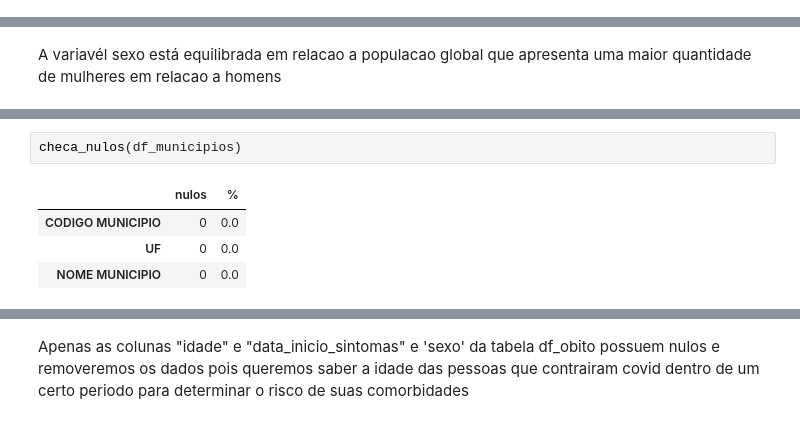
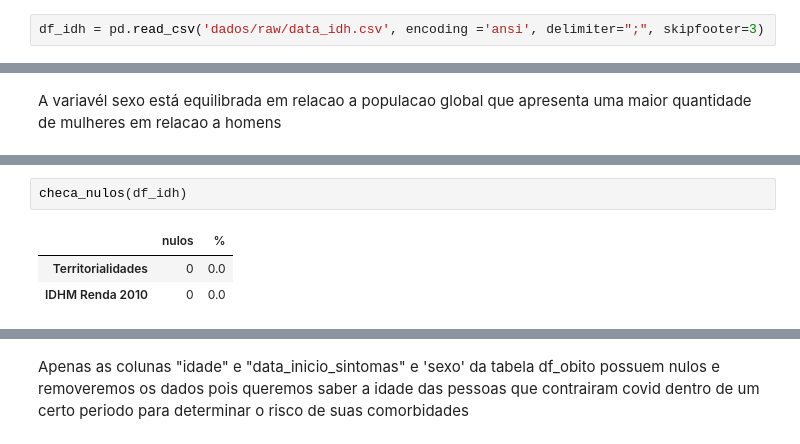
Before and after one commit to 1colete/dh_projeto_integrador, a Jupyter notebook: 0_limpeza.ipynb, the cells around one changed output, grey strips where cells are left out. Cells and saved outputs as stored; diff of their text form.

```diff
--- a/0_limpeza.ipynb
+++ b/0_limpeza.ipynb
@@ -63,3 +22,5 @@ df_coordenadas = pd.read_csv('dados/Sedes_Coordenadas_Municipios.csv', encoding
+# %%
+df_idh = pd.read_csv('dados/raw/data_idh.csv', encoding ='ansi', delimiter=";", skipfooter=3)
 # %% [markdown]
 ## 2.1 - Ver os dataframes
 # %%
@@ -258,7 +216,6 @@ plt.show()
 # %%
-checa_nulos(df_municipios)
+checa_nulos(df_idh)
 # %% [output]
 |  | nulos | % |
-| CODIGO MUNICIPIO | 0 | 0.0 |
-| UF | 0 | 0.0 |
-| NOME MUNICIPIO | 0 | 0.0 |
+| Territorialidades | 0 | 0.0 |
+| IDHM Renda 2010 | 0 | 0.0 |
```
Also changed, not shown: parts of 47 cells of this notebook, 2 other files.
